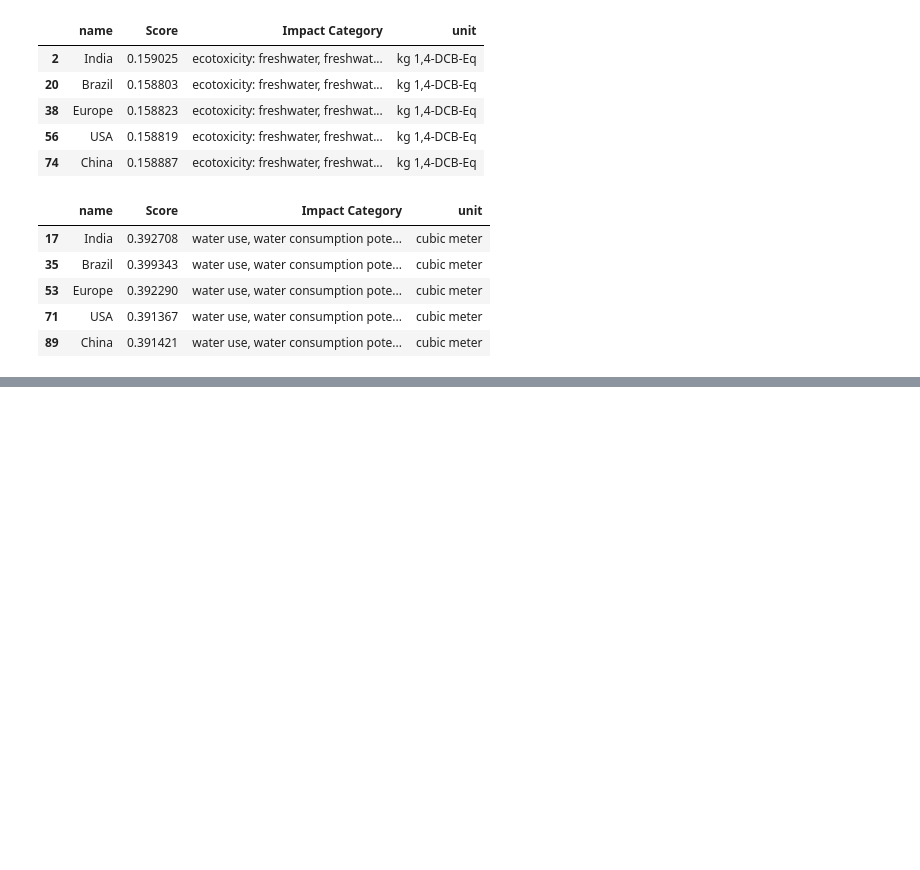
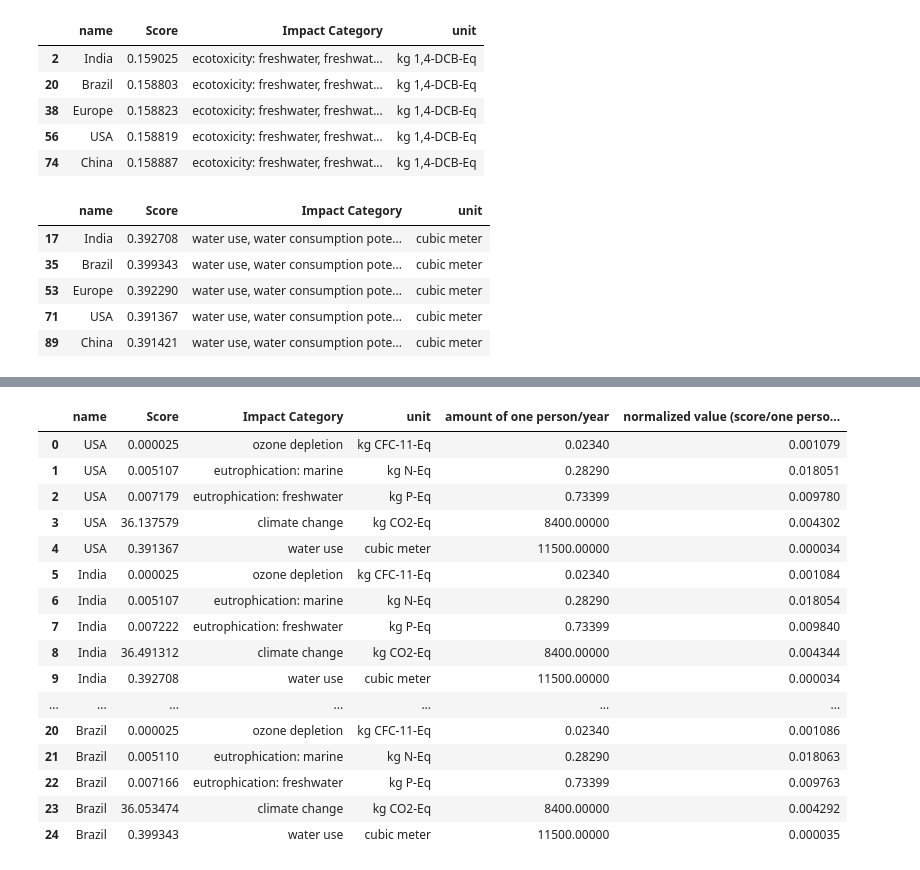
Before and after one commit to kee-k/MGT001437_project, a Jupyter notebook: visualisations.ipynb, the cells around one changed output, grey strips where cells are left out. Saved outputs shown, nothing was run; the diff lists cells and outputs as text; code cells hidden in the pictures; blank space fills up the shorter version.

```diff
--- a/impact catgories/visualisations.ipynb
+++ b/visualisations.ipynb
@@ -467 +485,22 @@ plt.savefig('wcp.jpg')
 [figure]
+# %%
+selected_ic = pd.read_csv("data/country_table_data.csv")
+selected_ic
+# %% [output]
+|  | name | Score | Impact Category | unit | amount of one person/year | normalized value (score/one perso... |
+| 0 | USA | 0.000025 | ozone depletion | kg CFC-11-Eq | 0.02340 | 0.001079 |
+| 1 | USA | 0.005107 | eutrophication: marine | kg N-Eq | 0.28290 | 0.018051 |
+| 2 | USA | 0.007179 | eutrophication: freshwater | kg P-Eq | 0.73399 | 0.009780 |
+| 3 | USA | 36.137579 | climate change | kg CO2-Eq | 8400.00000 | 0.004302 |
+| 4 | USA | 0.391367 | water use | cubic meter | 11500.00000 | 0.000034 |
+| 5 | India | 0.000025 | ozone depletion | kg CFC-11-Eq | 0.02340 | 0.001084 |
+| 6 | India | 0.005107 | eutrophication: marine | kg N-Eq | 0.28290 | 0.018054 |
+| 7 | India | 0.007222 | eutrophication: freshwater | kg P-Eq | 0.73399 | 0.009840 |
+| 8 | India | 36.491312 | climate change | kg CO2-Eq | 8400.00000 | 0.004344 |
+| 9 | India | 0.392708 | water use | cubic meter | 11500.00000 | 0.000034 |
+| ... | ... | ... | ... | ... | ... | ... |
+| 20 | Brazil | 0.000025 | ozone depletion | kg CFC-11-Eq | 0.02340 | 0.001086 |
+| 21 | Brazil | 0.005110 | eutrophication: marine | kg N-Eq | 0.28290 | 0.018063 |
+| 22 | Brazil | 0.007166 | eutrophication: freshwater | kg P-Eq | 0.73399 | 0.009763 |
+| 23 | Brazil | 36.053474 | climate change | kg CO2-Eq | 8400.00000 | 0.004292 |
+| 24 | Brazil | 0.399343 | water use | cubic meter | 11500.00000 | 0.000035 |
```
Also changed, not shown: parts of 25 cells of this notebook, 4 other files.
